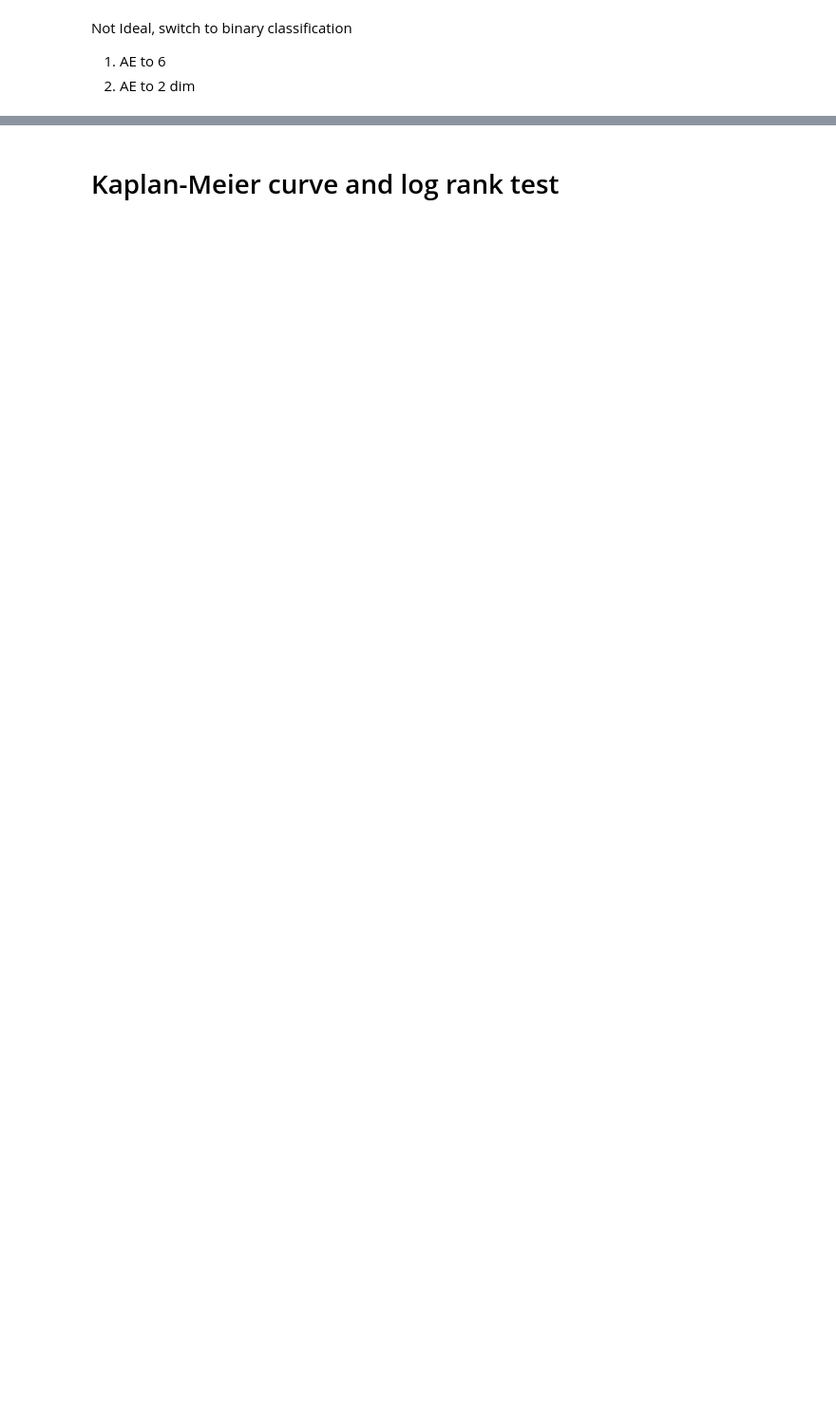
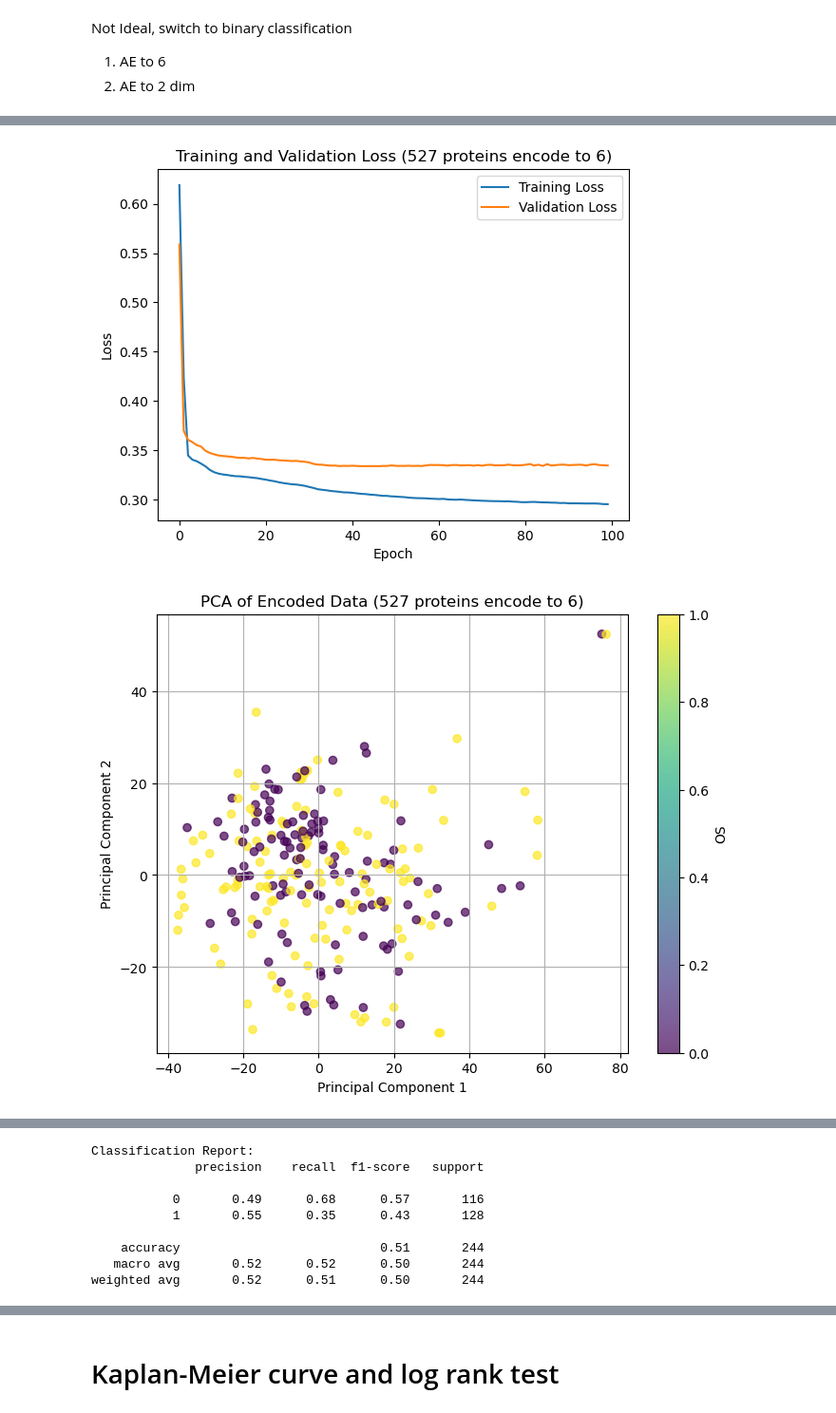
Before and after one commit to smgjch/HSAE, a Jupyter notebook: dataProcess.ipynb, the cells around one changed output, grey strips where cells are left out. Shown at 95% size. Cells and saved outputs as stored; diff of their text form; code cells hidden in the pictures; blank space fills up the shorter version.

```diff
--- a/dataProcess.ipynb
+++ b/dataProcess.ipynb
@@ -648,19 +662,0 @@ plt.show()
-# %%
-def map_years_to_group(value):
-    years = value / 365
-    if years <= 1:
-        return 0
-    elif 1 < years <= 3:
-        return 1
-    elif 3 < years <= 5:
-        return 2
-    elif 5 < years <= 10:
-        return 3
-    elif 10 < years <= 20:
-        return 4
-    else:  # years > 20 or alive which is nan in y
-        return 5
-y_test_no_inputation = y_test_no_inputation.apply(map_years_to_group)
-y_test = y_test.apply(map_years_to_group)
-encoded_no_inputation = encoder_model_noIpt.predict(X_test_no_inputation)
-encoded_protein = encoder_model.predict(X_test)
@@ -969,0 +667,10 @@ weighted avg       0.49      0.49      0.47        82
+# %%
+AE_no_inputation = AE(X_train=X_train_no_inputation,X_test=X_test_no_inputation,y_train=y_train_no_inputation,y_test=y_test_no_inputation,bottleneck = 6,type = "(527 proteins encode to 6)")
+AE_no_inputation.train()
+AE_no_inputation.plot()
+AE_no_inputation.do_PCA(2)
+AE_no_inputation.do_PCA(3)
+AE_no_inputation.do_Kmean()
+AE_no_inputation.do_RF(binary=True)
+AE_no_inputation.do_SVM(binary=True)
+# %% [output]
@@ -969,0 +694,2 @@ weighted avg       0.49      0.49      0.47        82
+[figure, added]
+[figure, added]
@@ -969,0 +697,9 @@ weighted avg       0.49      0.49      0.47        82
+Classification Report:
+              precision    recall  f1-score   support
+
+           0       0.49      0.68      0.57       116
+           1       0.55      0.35      0.43       128
+
+    accuracy                           0.51       244
+   macro avg       0.52      0.52      0.50       244
+weighted avg       0.52      0.51      0.50       244
```
Also changed, not shown: parts of 27 cells of this notebook.
